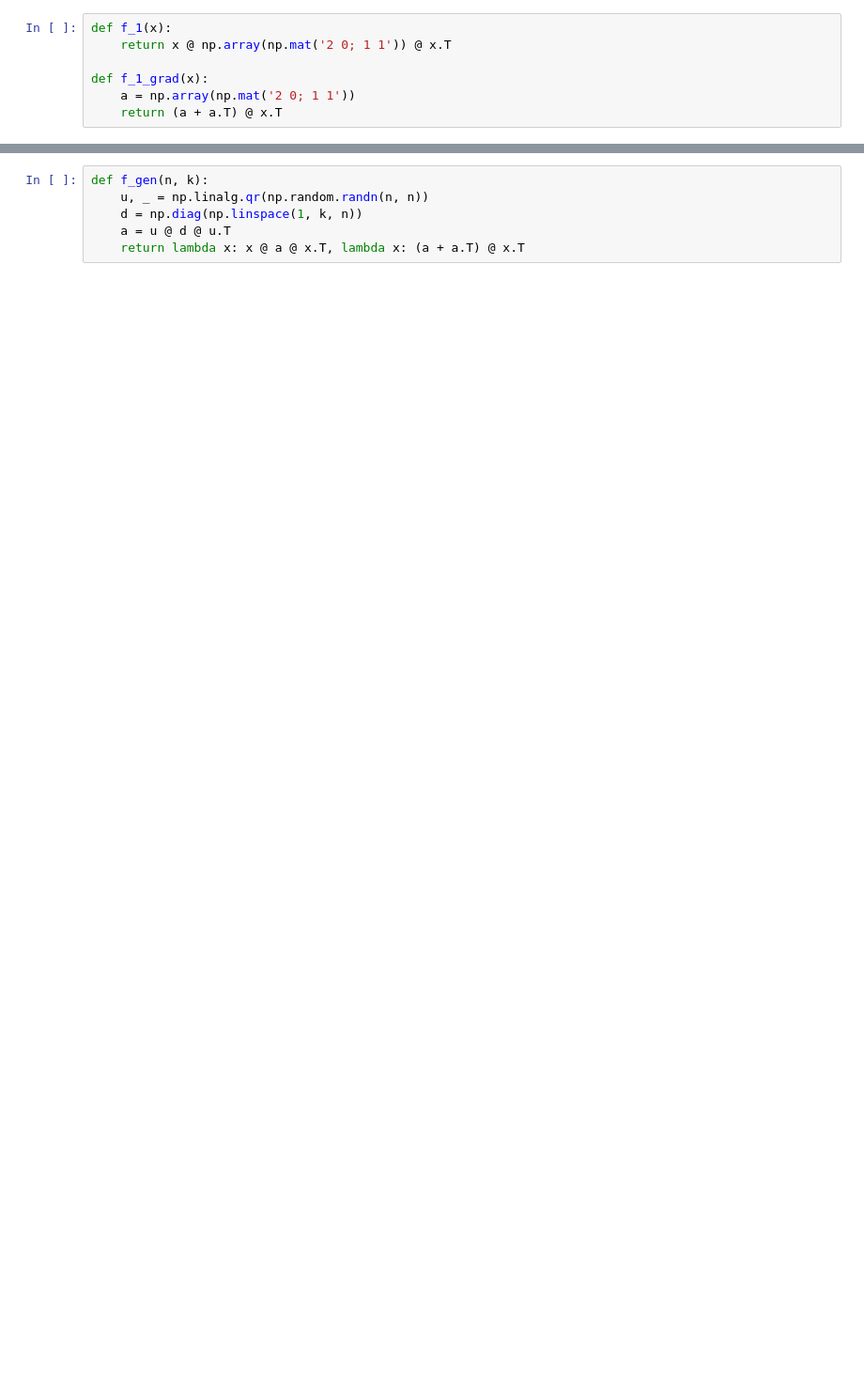
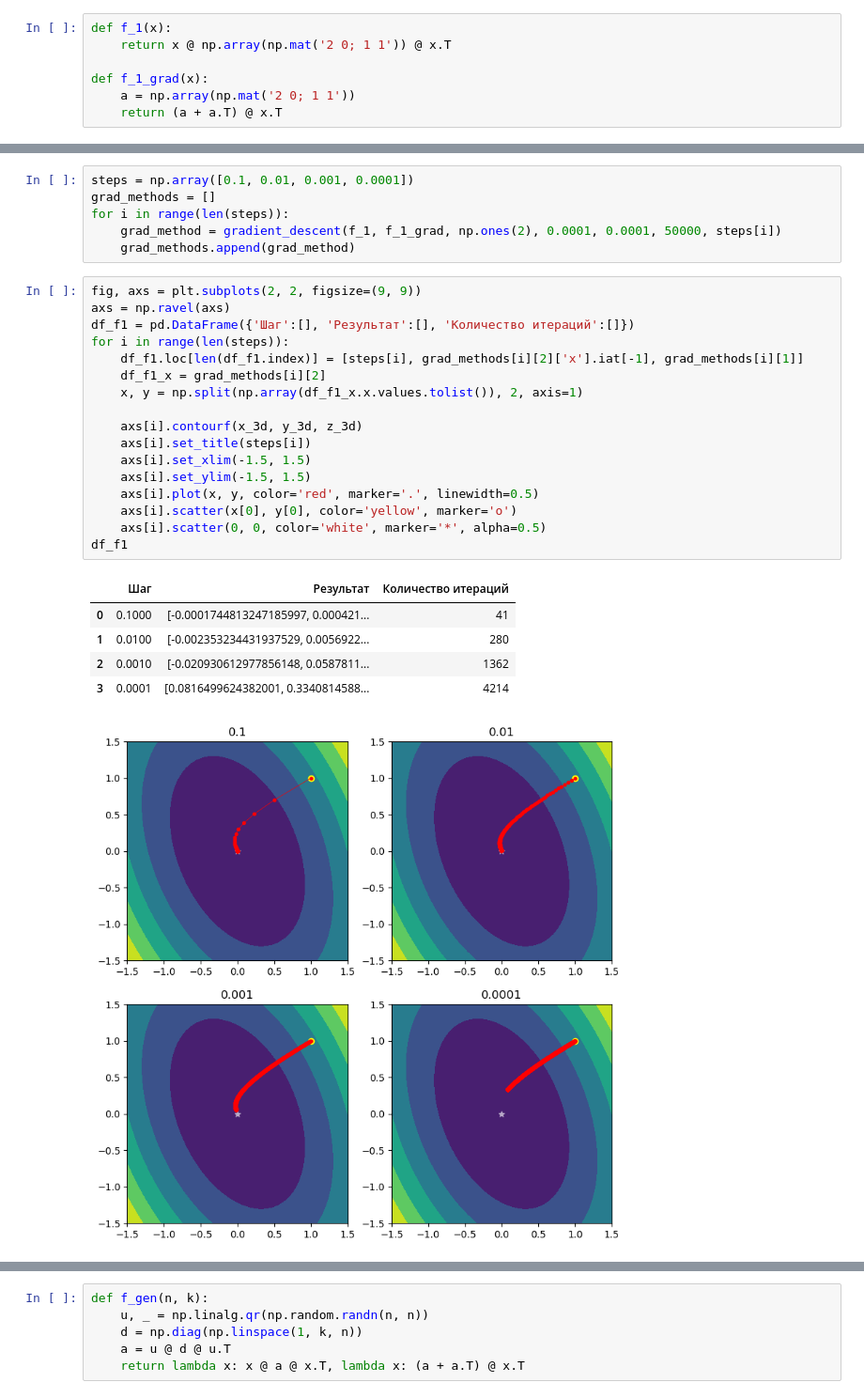
Before and after one commit to alexmoroz002/Appl-Math, a Jupyter notebook: lab-3_am.ipynb, the cells around one changed output, grey strips where cells are left out. Shown at 94% size. Saved outputs shown, nothing was run; the diff lists cells and outputs as text; blank space fills up the shorter version.

```diff
--- a/lab-3_am.ipynb
+++ b/lab-3_am.ipynb
@@ -120,0 +206,30 @@ ax.plot_surface(x2, y2, z2, cmap=plt.cm.viridis, antialiased=True)
+# %%
+steps = np.array([0.1, 0.01, 0.001, 0.0001])
+grad_methods = []
+for i in range(len(steps)):
+    grad_method = gradient_descent(f_1, f_1_grad, np.ones(2), 0.0001, 0.0001, 50000, steps[i])
+    grad_methods.append(grad_method)
+# %%
+fig, axs = plt.subplots(2, 2, figsize=(9, 9))
+axs = np.ravel(axs)
+df_f1 = pd.DataFrame({'Шаг':[], 'Результат':[], 'Количество итераций':[]})
+for i in range(len(steps)):
+    df_f1.loc[len(df_f1.index)] = [steps[i], grad_methods[i][2]['x'].iat[-1], grad_methods[i][1]]
+    df_f1_x = grad_methods[i][2]
+    x, y = np.split(np.array(df_f1_x.x.values.tolist()), 2, axis=1)
+
+    axs[i].contourf(x_3d, y_3d, z_3d)
+    axs[i].set_title(steps[i])
+    axs[i].set_xlim(-1.5, 1.5)
+    axs[i].set_ylim(-1.5, 1.5)
+    axs[i].plot(x, y, color='red', marker='.', linewidth=0.5)
+    axs[i].scatter(x[0], y[0], color='yellow', marker='o')
+    axs[i].scatter(0, 0, color='white', marker='*', alpha=0.5)
+df_f1
+# %% [output]
+|  | Шаг | Результат | Количество итераций |
+| 0 | 0.1000 | [-0.0001744813247185997, 0.000421... | 41 |
+| 1 | 0.0100 | [-0.002353234431937529, 0.0056922... | 280 |
+| 2 | 0.0010 | [-0.020930612977856148, 0.0587811... | 1362 |
+| 3 | 0.0001 | [0.0816499624382001, 0.3340814588... | 4214 |
+[figure, added]
```
Also changed, not shown: parts of 58 cells of this notebook.
